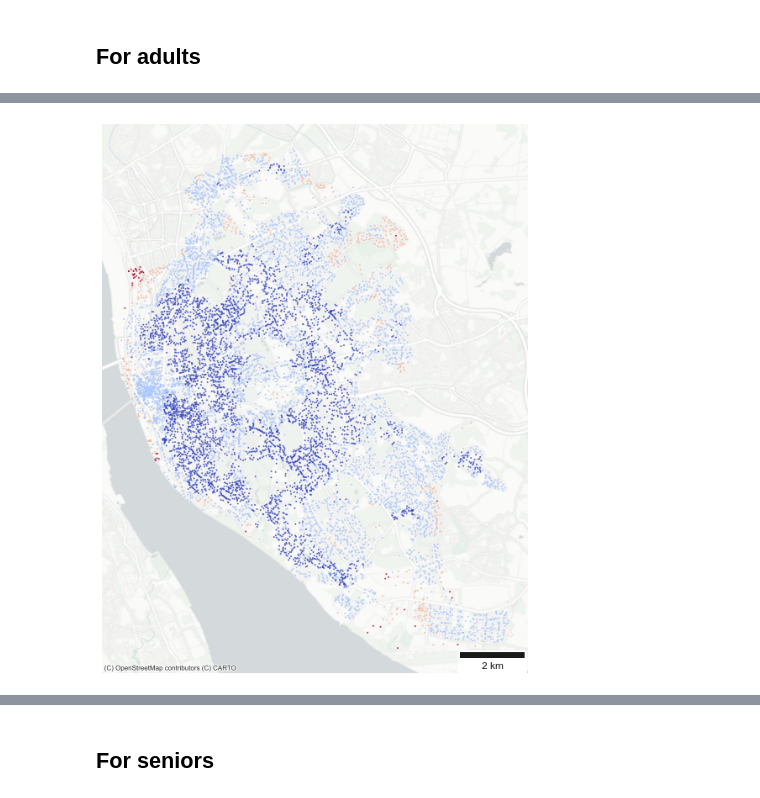
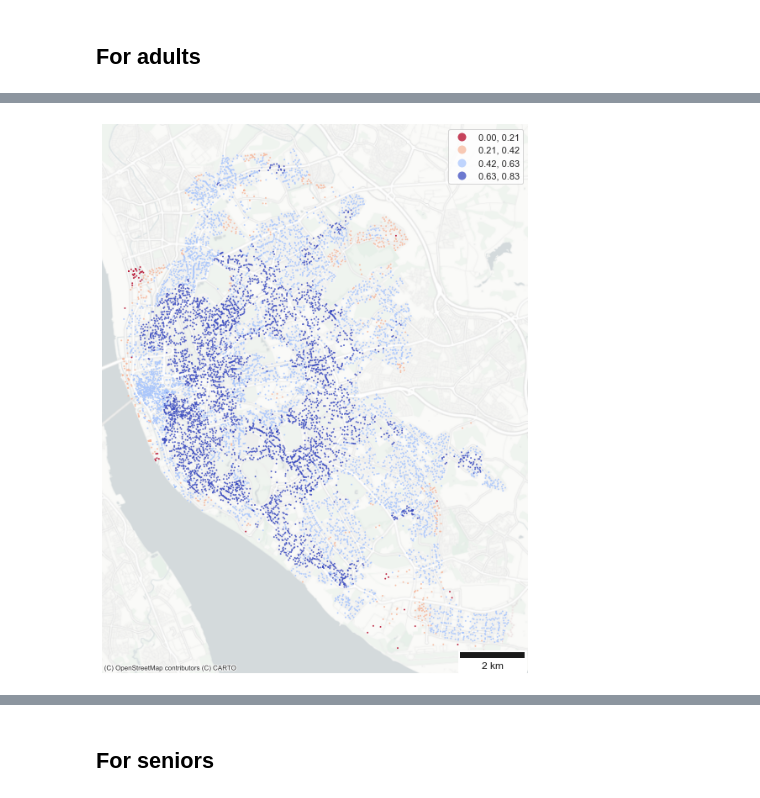
Before and after one commit to cpeiret/2022_gisruk, a Jupyter notebook: notebooks/demo.ipynb, the cells around one changed output, grey strips where cells are left out. Drawn from its saved outputs; the diff is of its cells as text; code cells hidden in the pictures.

Commit message:
add legend to maps

```diff
--- a/notebooks/demo.ipynb
+++ b/notebooks/demo.ipynb
@@ -245,25 +264,25 @@ postcodes_access_adults = pd.merge(postcodes, index)
 # %%
 # generate static map
 fig, ax1 = plt.subplots(figsize=(12,12))
 
 ax1 = postcodes_access_adults.plot(
     ax=ax1,
     column='access_score',
     scheme='equal_interval',
     k=4,
     cmap='coolwarm_r',
     markersize=(1),
     alpha=0.75,
-    legend=False
+    legend=True
 )
 
 ax1.set_axis_off()
 ax1.add_artist(ScaleBar(1,location='lower right'))
 contextily.add_basemap(ax1, crs=postcodes_access_adults.crs.to_string(),
                        zoom=12,
                        source=contextily.providers.CartoDB.PositronNoLabels,
                        alpha=1.0
                        )
-plt.savefig('image1.png', dpi=1080, bbox_inches='tight')
+#plt.savefig('image1.png', dpi=1080, bbox_inches='tight')
 # %% [output]
-[figure, old version]
+[figure, new version]
```
Also changed, not shown: parts of 4 cells of this notebook, 3 other files.
